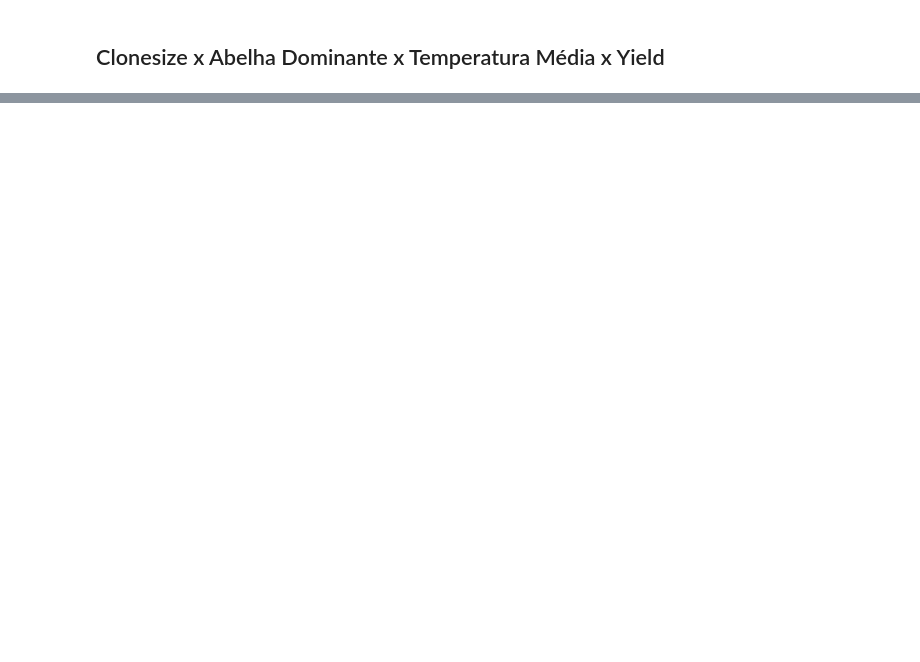
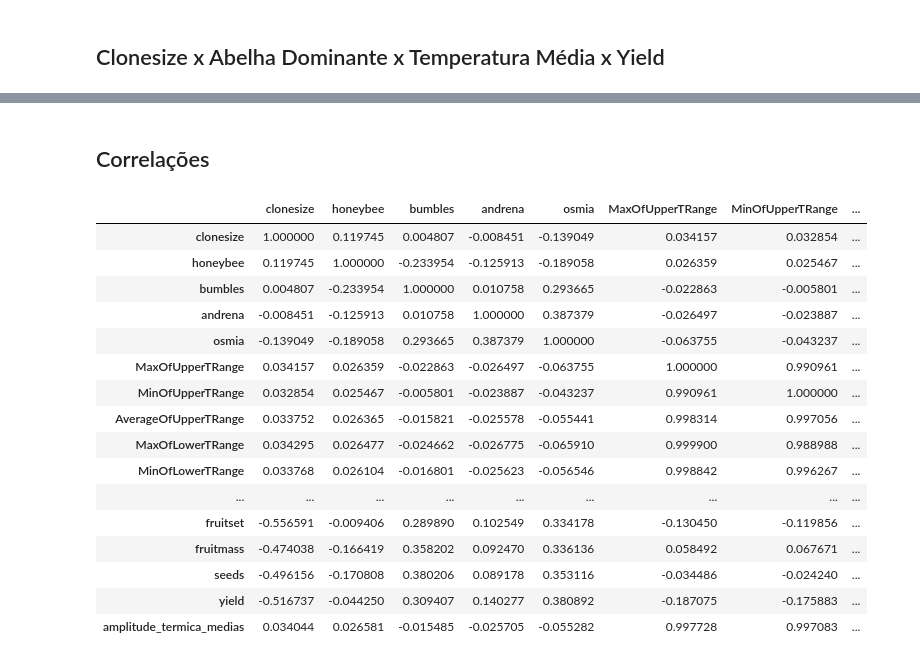
Before and after one commit to gui-lisboa/ML_Trabalho, a Jupyter notebook: analise_exploratoria.ipynb, the cells around one changed output, grey strips where cells are left out. Drawn from its saved outputs; the diff is of its cells as text; code cells hidden in the pictures; blank space fills up the shorter version.

Commit message:
adiciona correlações do queluz em análise exploratória

```diff
--- a/analise_exploratoria.ipynb
+++ b/analise_exploratoria.ipynb
@@ -40,0 +58,24 @@ g;
+# %% [markdown]
+## Correlações
+# %%
+corr = dataset.corr()
+
+corr.style.background_gradient(cmap='coolwarm')
+# %% [output]
+|  | clonesize | honeybee | bumbles | andrena | osmia | MaxOfUpperTRange | MinOfUpperTRange | ... |
+| clonesize | 1.000000 | 0.119745 | 0.004807 | -0.008451 | -0.139049 | 0.034157 | 0.032854 | ... |
+| honeybee | 0.119745 | 1.000000 | -0.233954 | -0.125913 | -0.189058 | 0.026359 | 0.025467 | ... |
+| bumbles | 0.004807 | -0.233954 | 1.000000 | 0.010758 | 0.293665 | -0.022863 | -0.005801 | ... |
+| andrena | -0.008451 | -0.125913 | 0.010758 | 1.000000 | 0.387379 | -0.026497 | -0.023887 | ... |
+| osmia | -0.139049 | -0.189058 | 0.293665 | 0.387379 | 1.000000 | -0.063755 | -0.043237 | ... |
+| MaxOfUpperTRange | 0.034157 | 0.026359 | -0.022863 | -0.026497 | -0.063755 | 1.000000 | 0.990961 | ... |
+| MinOfUpperTRange | 0.032854 | 0.025467 | -0.005801 | -0.023887 | -0.043237 | 0.990961 | 1.000000 | ... |
+| AverageOfUpperTRange | 0.033752 | 0.026365 | -0.015821 | -0.025578 | -0.055441 | 0.998314 | 0.997056 | ... |
+| MaxOfLowerTRange | 0.034295 | 0.026477 | -0.024662 | -0.026775 | -0.065910 | 0.999900 | 0.988988 | ... |
+| MinOfLowerTRange | 0.033768 | 0.026104 | -0.016801 | -0.025623 | -0.056546 | 0.998842 | 0.996267 | ... |
+| ... | ... | ... | ... | ... | ... | ... | ... | ... |
+| fruitset | -0.556591 | -0.009406 | 0.289890 | 0.102549 | 0.334178 | -0.130450 | -0.119856 | ... |
+| fruitmass | -0.474038 | -0.166419 | 0.358202 | 0.092470 | 0.336136 | 0.058492 | 0.067671 | ... |
+| seeds | -0.496156 | -0.170808 | 0.380206 | 0.089178 | 0.353116 | -0.034486 | -0.024240 | ... |
+| yield | -0.516737 | -0.044250 | 0.309407 | 0.140277 | 0.380892 | -0.187075 | -0.175883 | ... |
+| amplitude_termica_medias | 0.034044 | 0.026581 | -0.015485 | -0.025705 | -0.055282 | 0.997728 | 0.997083 | ... |
```
Also changed, not shown: parts of 6 cells of this notebook.
